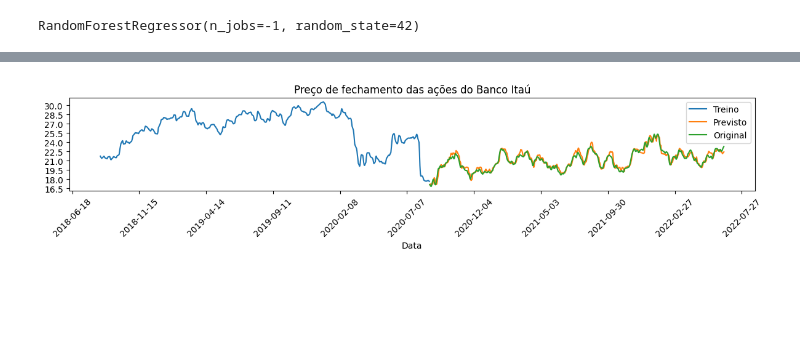
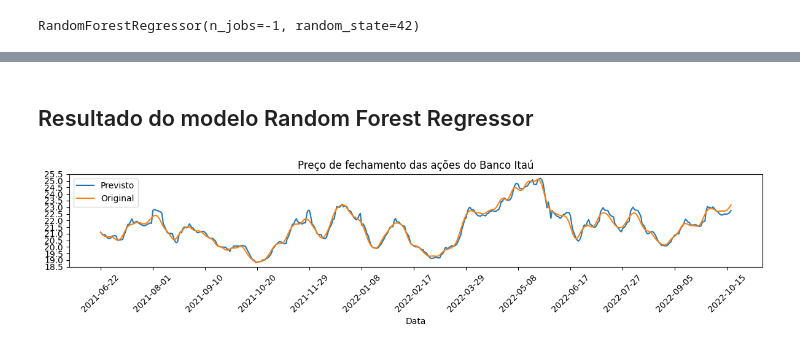
Before and after one commit to tamaturgo/analise_series_temporais, a Jupyter notebook: analise_series_temporais.ipynb, the cells around one changed output, grey strips where cells are left out. Saved outputs shown, nothing was run; the diff lists cells and outputs as text; code cells hidden in the pictures; blank space fills up the shorter version.

```diff
--- a/analise_series_temporais.ipynb
+++ b/analise_series_temporais.ipynb
@@ -157,2 +259,3 @@ plt.show()
 # %%
 df_copy = indexed_df.copy()
+df_copy_nat = indexed_df_nat.copy()
@@ -271,17 +522,18 @@ test:  (691, 1)
 # %%
-window_size = 30
+window_size = 5
 
 df_lag = pd.DataFrame()
+df_lag_nat = pd.DataFrame()
 
 # Criar as colunas com os valores passados
 for i in range(window_size, 0, -1):
     df_lag['lag_' + str(i)] = train['Fechamento'].shift(i)
+    df_lag_nat['lag_' + str(i)] = train_nat['Fechamento'].shift(i)
 
 # Criar a coluna com os valores futuros
 df_lag['futuro'] = train['Fechamento'].shift(-1)
+df_lag_nat['futuro'] = train_nat['Fechamento'].shift(-1)
 
 # Drop das linhas com valores nulos
 df_lag = df_lag.dropna()
-
-# Exibir as 5 primeiras linhas
-df_lag.head()
+df_lag_nat = df_lag_nat.dropna()
@@ -296,0 +540,26 @@ df_lag.head()
+# %%
+# Criar as colunas com os valores passados
+df_lag_test = pd.DataFrame()
+df_lag_test_nat = pd.DataFrame()
+
+for i in range(window_size, 0, -1):
+    df_lag_test['lag_' + str(i)] = test['Fechamento'].shift(i)
+    df_lag_test_nat['lag_' + str(i)] = test_nat['Fechamento'].shift(i)
+
+# Criar a coluna com os valores futuros
+df_lag_test['futuro'] = test['Fechamento'].shift(-1)
+df_lag_test_nat['futuro'] = test_nat['Fechamento'].shift(-1)
+
+# Drop das linhas com valores nulos
+df_lag_test = df_lag_test.dropna()
+df_lag_test_nat = df_lag_test_nat.dropna()
+
+# Exibir as 5 primeiras linhas
+df_lag_test.head()
+
+# Separa os dados de treino e teste
+X_test = df_lag_test.drop('futuro', axis=1)
+y_test = df_lag_test['futuro']
+
+X_test_nat = df_lag_test.drop('futuro', axis=1)
+y_test_nat = df_lag_test['futuro']
@@ -363,6 +623,6 @@ Timestamp('2020-08-27 00:00:00')
 # %%
 # Criar dataframe com os valores futuros
-df_futuro = pd.DataFrame(index=pd.date_range(ultimo_dia_treino_data, periods=test_samples + 1, freq='D'))
+df_futuro = pd.DataFrame(index=pd.date_range(ultimo_dia_treino_data, periods=test_samples + 4, freq='D'))
 
 # Ajustar shape para o y_pred
 df_futuro = df_futuro[:y_pred.shape[0]]
@@ -373,28 +643,29 @@ df_futuro['Fechamento Original'] = y_test.values
+# %% [markdown]
+##  Resultado do modelo Random Forest Regressor
 # %%
 # Plotar o gráfico
 fig, ax = plt.subplots(figsize=(12, 3))
 
 # Gráfico dos dados de treino e teste
-ax.plot(train.iloc[-500:]['Fechamento'], label='Treino')
 
 # Gráfico dos dados previstos
 ax.plot(df_futuro['Fechamento Previsto'], label='Previsto')
 ax.plot(df_futuro['Fechamento Original'], label='Original')
 
 # Definir a frequência dos marcadores nos eixos x e y
 ax.xaxis.set_major_locator(plt.MaxNLocator(tick))
 ax.yaxis.set_major_locator(plt.MaxNLocator(tick))
 
 # Rotacionar os marcadores do eixo x
 plt.xticks(rotation=45)
 
 plt.title('Preço de fechamento das ações do Banco Itaú')
 plt.xlabel('Data')
 plt.legend()
 # Ajustar o layout
 plt.tight_layout()
 
 # Exibir o gráfico
 plt.show()
 # %% [output]
-[figure, old version]
+[figure, new version]
```
Also changed, not shown: parts of 50 cells of this notebook, 1 other file.
